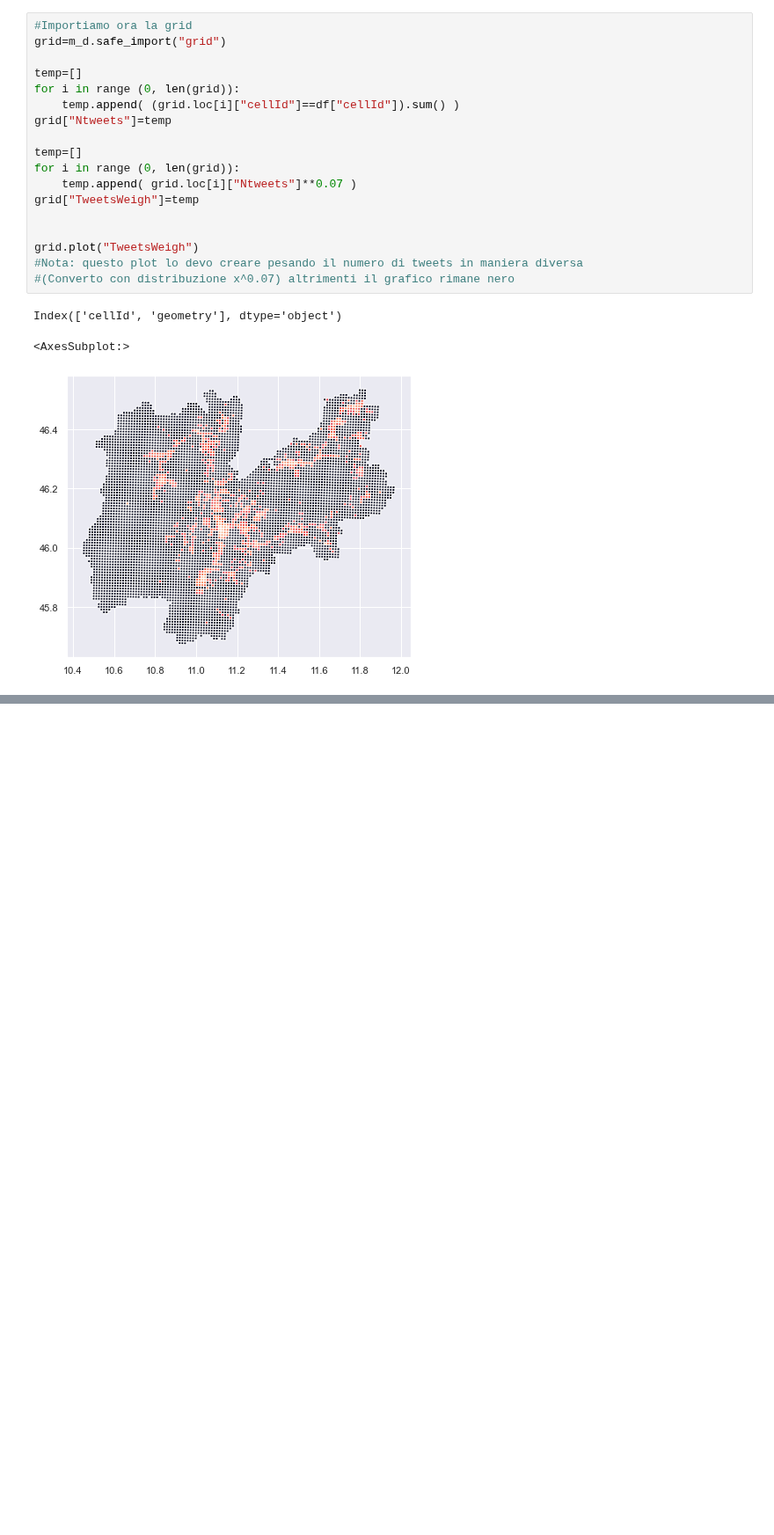
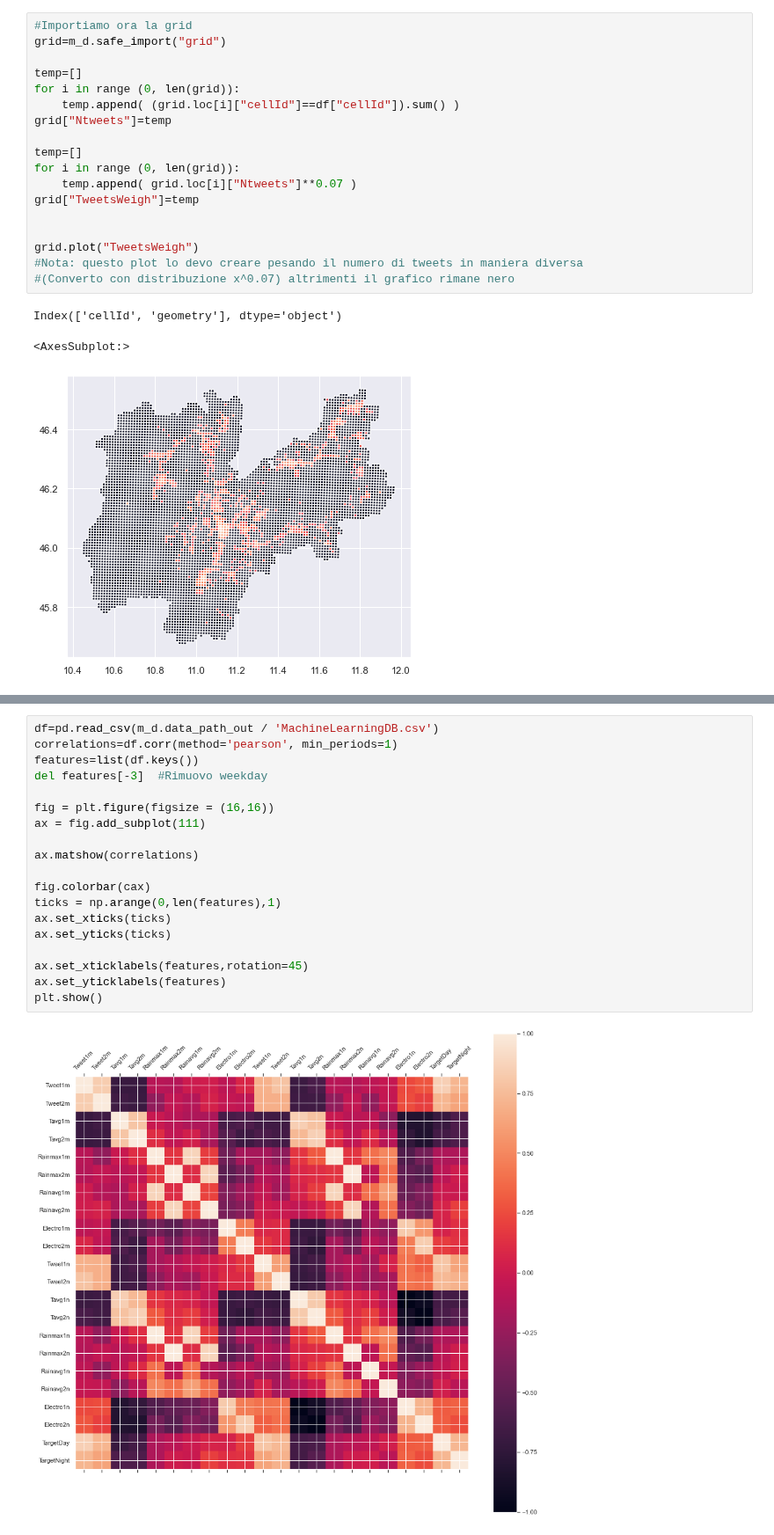
Before and after one commit to devix2/IntroToDS_FinalProject, a Jupyter notebook: DS_SocialPulse/notebooks/EDA.ipynb, the cells around one changed output, grey strips where cells are left out. Shown at 88% size. Saved outputs shown, nothing was run; the diff lists cells and outputs as text; blank space fills up the shorter version.

Commit message:
Push su richiesta
Aggiunto correlation matrix alla EDA, iniziato a correggere il machine learning e a farlo su un notebook (nota: per ora sono incastrato al one-hot encoding delle settimane)

```diff
--- a/DS_SocialPulse/notebooks/EDA.ipynb
+++ b/DS_SocialPulse/notebooks/EDA.ipynb
@@ -177,0 +188,21 @@ plt.show()
+# %%
+df=pd.read_csv(m_d.data_path_out / 'MachineLearningDB.csv')
+correlations=df.corr(method='pearson', min_periods=1)
+features=list(df.keys())
+del features[-3]  #Rimuovo weekday
+
+fig = plt.figure(figsize = (16,16))
+ax = fig.add_subplot(111)
+
+ax.matshow(correlations)
+
+fig.colorbar(cax)
+ticks = np.arange(0,len(features),1)
+ax.set_xticks(ticks)
+ax.set_yticks(ticks)
+
+ax.set_xticklabels(features,rotation=45)
+ax.set_yticklabels(features)
+plt.show()
+# %% [output]
+[figure, added]
```
Also changed, not shown: parts of 5 cells of this notebook, 1 other file.
